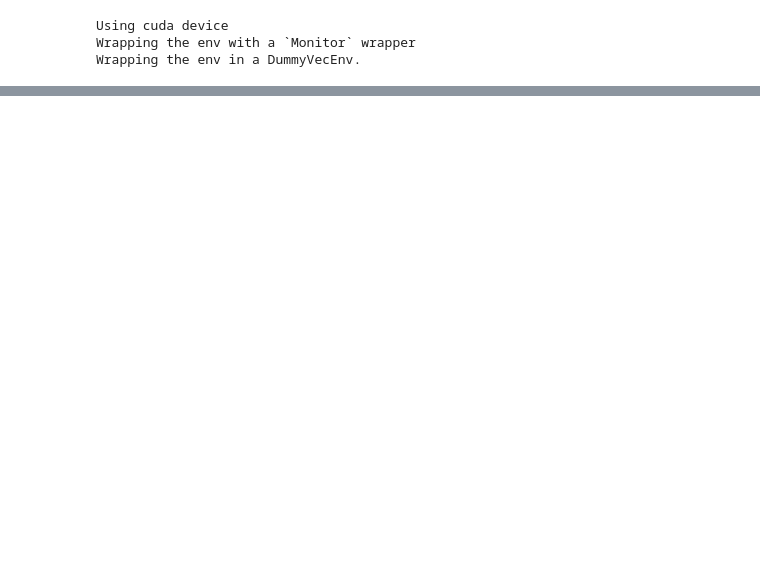
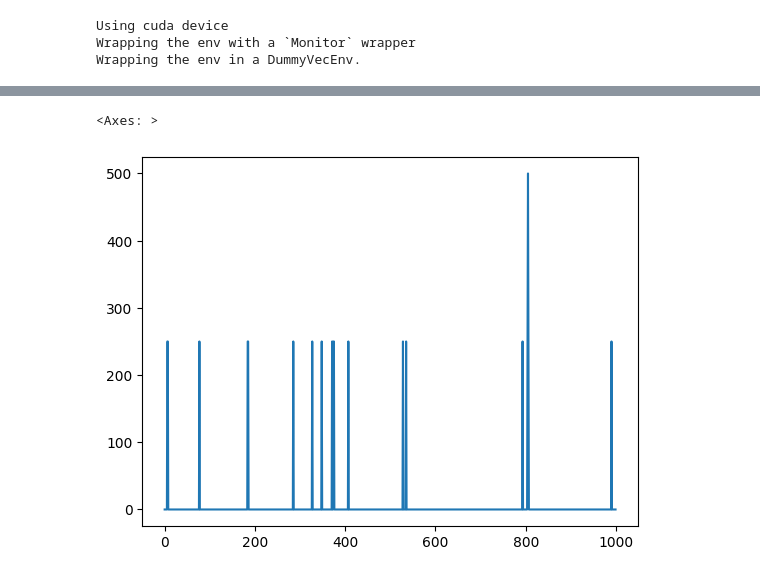
Before and after one commit to DogariuMatei/Bachelor-Thesis, a Jupyter notebook: RL CO2 Minimization Model.ipynb, the cells around one changed output, grey strips where cells are left out. Cells and saved outputs as stored; diff of their text form; code cells hidden in the pictures; blank space fills up the shorter version.

```diff
--- a/RL CO2 Minimization Model.ipynb
+++ b/RL CO2 Minimization Model.ipynb
@@ -266,0 +304,7 @@ training_log_path = os.path.join(log_path, 'DQN_9')
+# %%
+my_list = map(lambda x: x[0], evaluation_data["battery_level"])
+ser = pd.Series(my_list)
+ser.plot()
+# %% [output]
+<Axes: >
+[figure, added]
```
Also changed, not shown: parts of 21 cells of this notebook, 14 other files.
